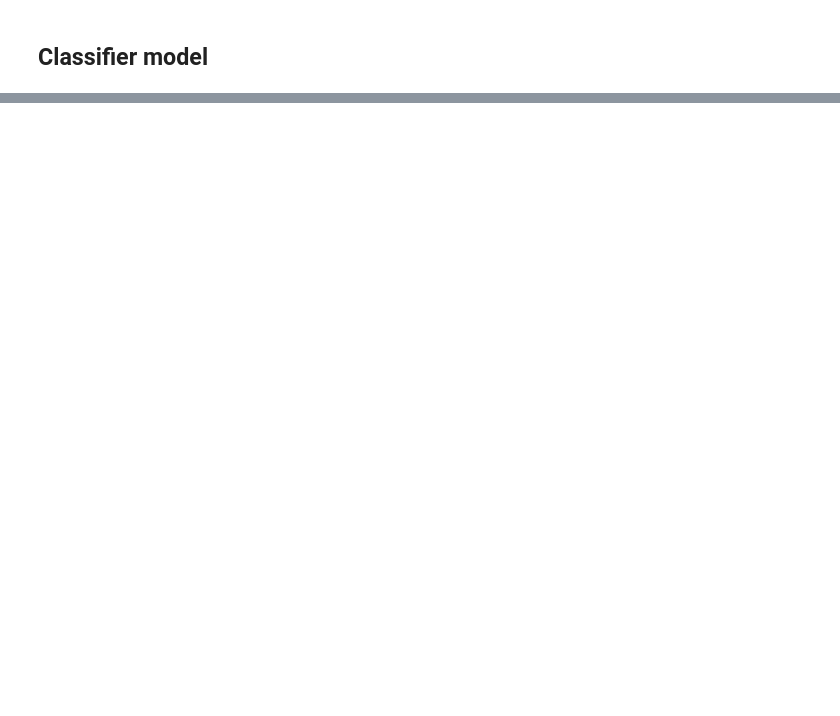
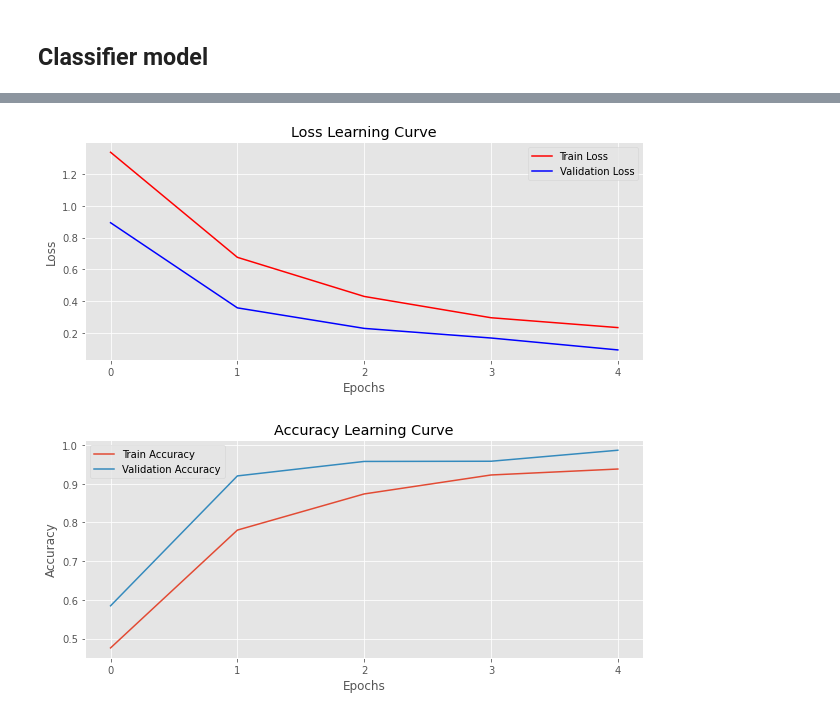
Before and after one commit to romanyshyn-natalia/english-accents-classification, a Jupyter notebook: accents_classification.ipynb, the cells around one changed output, grey strips where cells are left out. Saved outputs shown, nothing was run; the diff lists cells and outputs as text; code cells hidden in the pictures; blank space fills up the shorter version.

```diff
--- a/accents_classification.ipynb
+++ b/accents_classification.ipynb
@@ -140,7 +147,6 @@ for i in range(5):
 class AudioClassifier(nn.Module):
     def __init__(self):
         super(AudioClassifier, self).__init__()
-        pl.seed_everything(42)
         # Wrap the Convolutional Blocks
         self.conv = nn.Sequential(
             nn.Conv2d(2, 8, kernel_size=(3, 3), stride=(2, 2), padding=(1, 1)),
@@ -155,20 +161,13 @@ class AudioClassifier(nn.Module):
         )
         # Linear Classifier
         self.ap = nn.AdaptiveAvgPool2d(output_size=1)
+        self.dropout = nn.Dropout(0.5)
         self.lin = nn.Linear(in_features=32, out_features=9)
-        self.dropout = nn.Dropout(0.4)
 
     def forward(self, inp_x):
         inp_x = self.conv(inp_x)
         inp_x = self.ap(inp_x)
         inp_x = inp_x.view(inp_x.shape[0], -1)
         inp_x = self.dropout(inp_x)
-        inp_x= self.lin(inp_x)
+        inp_x = self.lin(inp_x)
         return inp_x
-
-
-# Create the model and put it on the GPU if available
-model = AudioClassifier()
-device = torch.device("cpu")
-model = model.to(device)
-next(model.parameters()).device
@@ -278,0 +297,26 @@ Validation loss: 0.0945, Validation accuracy:  0.9723
+# %%
+fig, ax = plt.subplots(figsize=(10, 4))
+plt.plot(train_loss_history, color="r")
+plt.xticks(range(epochs))
+plt.plot(valid_loss_history, color="b")
+plt.xticks(range(epochs))
+plt.legend(["Train Loss", "Validation Loss"])
+plt.xlabel("Epochs")
+plt.ylabel("Loss")
+plt.title("Loss Learning Curve")
+ax.grid(True)
+
+fig, ax = plt.subplots(figsize=(10, 4))
+plt.plot(train_accuracy_history)
+plt.xticks(range(epochs))
+plt.plot(valid_accuracy_history)
+plt.xticks(range(epochs))
+
+plt.legend(["Train Accuracy", "Validation Accuracy"])
+plt.xlabel("Epochs")
+plt.ylabel("Accuracy")
+plt.title("Accuracy Learning Curve")
+ax.grid(True)
+# %% [output]
+[figure, added]
+[figure, added]
```
Also changed, not shown: parts of 13 cells of this notebook.
